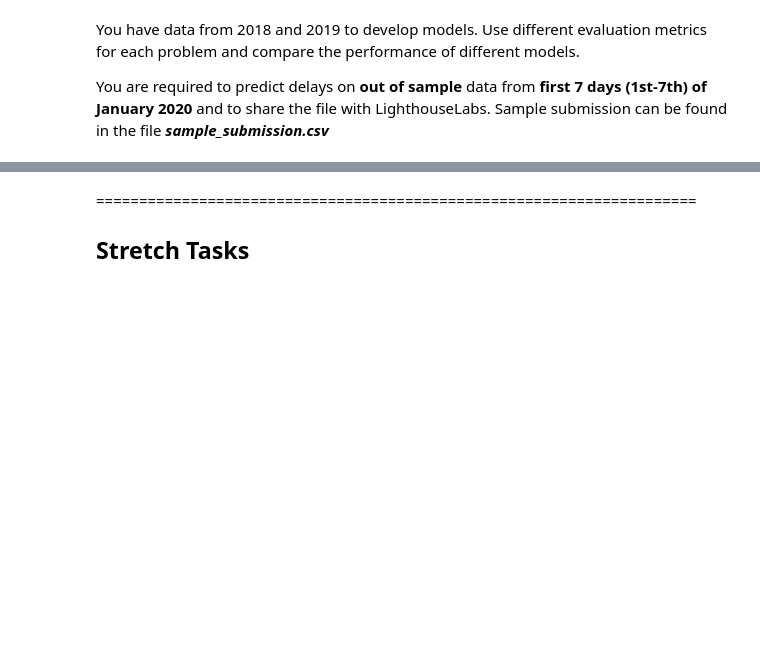
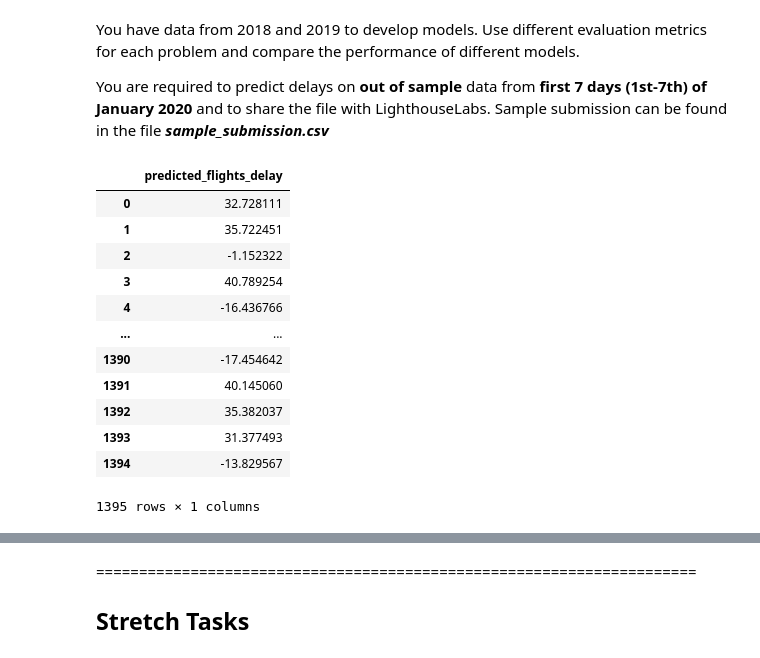
Before and after one commit to rafaelaqfc/Flight-Delays-Prediction, a Jupyter notebook: modeling.ipynb, the cells around one changed output, grey strips where cells are left out. Saved outputs shown, nothing was run; the diff lists cells and outputs as text; code cells hidden in the pictures; blank space fills up the shorter version.

```diff
--- a/modeling.ipynb
+++ b/modeling.ipynb
@@ -1486,0 +1506,19 @@ You are required to predict delays on **out of sample** data from **first 7 days
+# %%
+# Converting the predictions given by the Ridge Model to a df
+
+y_pred_ridge_df = pd.DataFrame(y_pred_ridge).rename(columns={0: 'predicted_flights_delay'})
+y_pred_ridge_df
+# %% [output]
+|  | predicted_flights_delay |
+| 0 | 32.728111 |
+| 1 | 35.722451 |
+| 2 | -1.152322 |
+| 3 | 40.789254 |
+| 4 | -16.436766 |
+| ... | ... |
+| 1390 | -17.454642 |
+| 1391 | 40.145060 |
+| 1392 | 35.382037 |
+| 1393 | 31.377493 |
+| 1394 | -13.829567 |
+1395 rows × 1 columns
```
Also changed, not shown: parts of 11 cells of this notebook, 1 other file.
